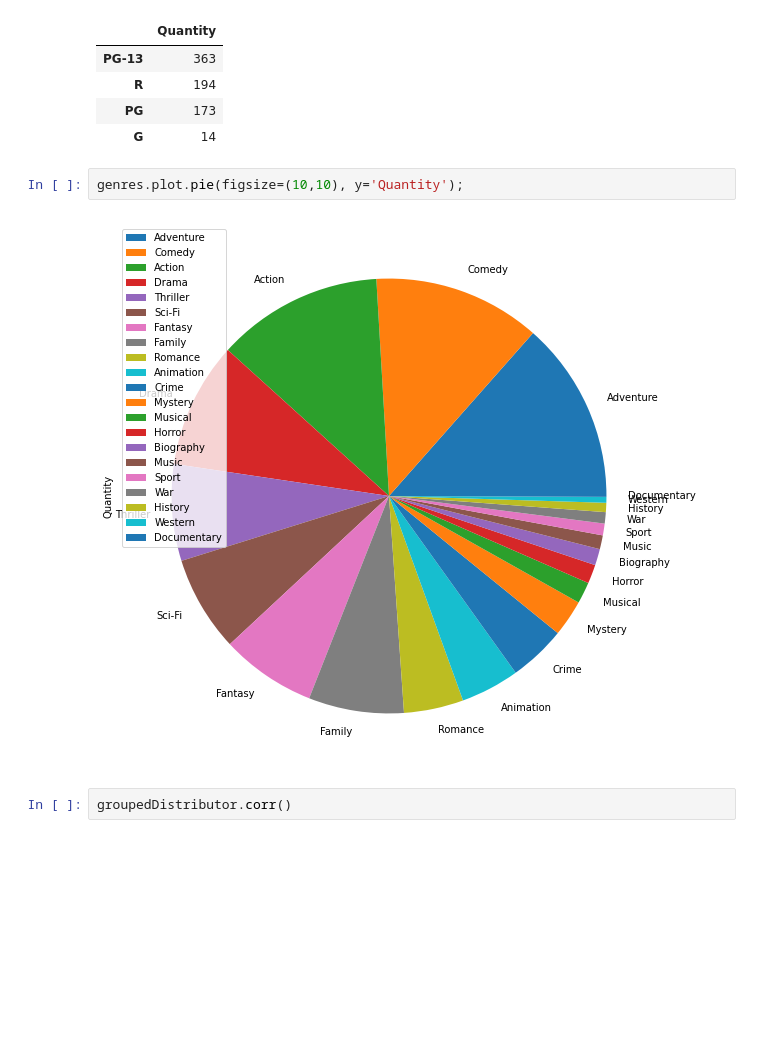
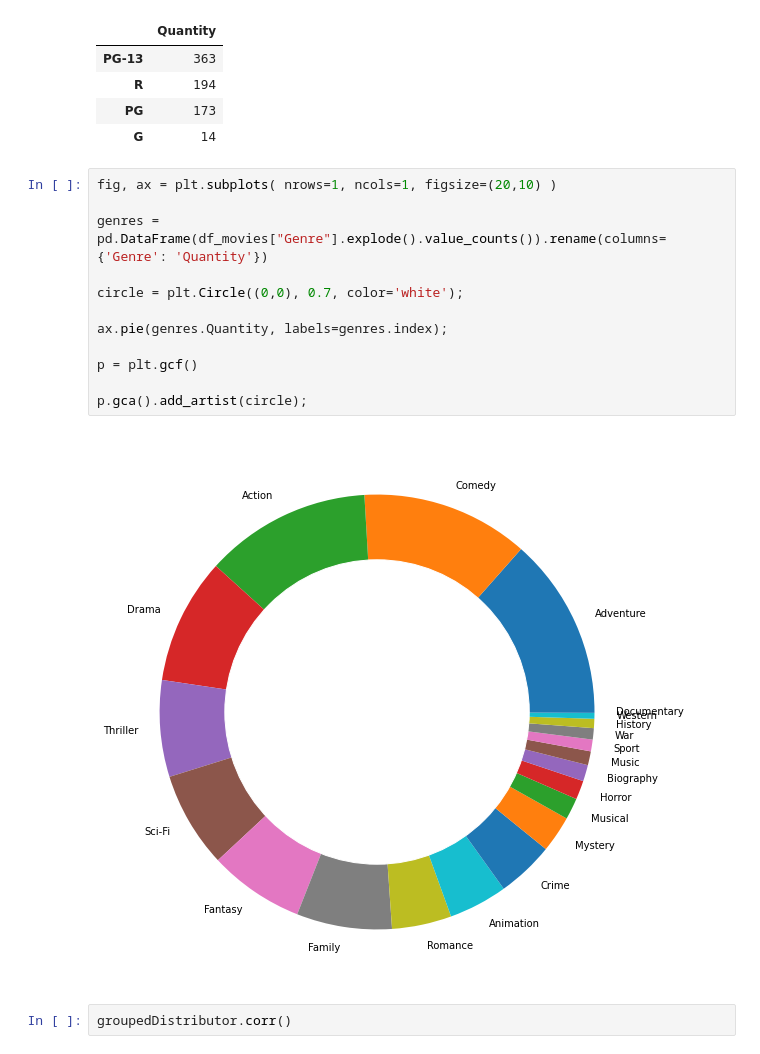
Before and after one commit to dalexmuro/Sujet04-Movies, a Jupyter notebook: analyse.ipynb, the cells around one changed output. Saved outputs shown, nothing was run; the diff lists cells and outputs as text; blank space fills up the shorter version.

Commit message:
films and genres pages

```diff
--- a/analyse.ipynb
+++ b/analyse.ipynb
@@ -119,10 +110,20 @@ licences
 | R | 194 |
 | PG | 173 |
 | G | 14 |
-# %%
-genres.plot.pie(figsize=(10,10), y='Quantity');
-# %% [output]
-[figure, removed]
+# %%
+fig, ax = plt.subplots( nrows=1, ncols=1, figsize=(20,10) )
+
+genres = pd.DataFrame(df_movies["Genre"].explode().value_counts()).rename(columns={'Genre': 'Quantity'})
+
+circle = plt.Circle((0,0), 0.7, color='white');
+
+ax.pie(genres.Quantity, labels=genres.index);
+
+p = plt.gcf()
+
+p.gca().add_artist(circle);
+# %% [output]
+[figure, added]
 # %%
 groupedDistributor.corr()
 # %% [output]
```
Also changed, not shown: parts of 5 cells of this notebook, 5 other files.
